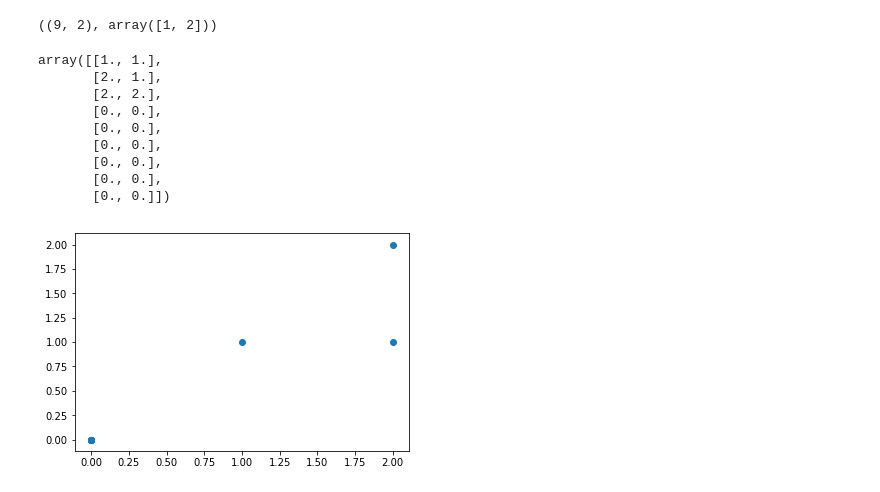
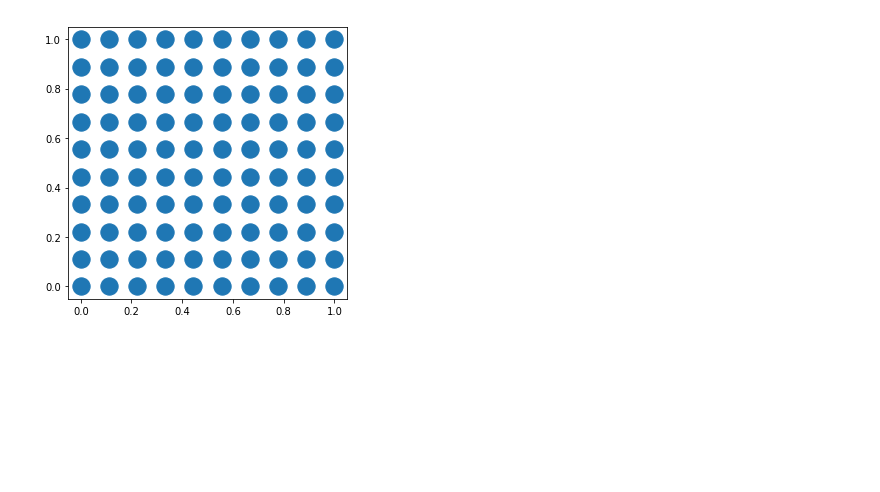
Before and after one commit to jsdiazpo/Physics-Digressions, a Jupyter notebook: Neutron-Uranium-Bombardment.ipynb, the cells around one changed output. Drawn from its saved outputs; the diff is of its cells as text; code cells hidden in the pictures; blank space fills up the shorter version.

```diff
--- a/Neutron-Uranium-Bombardment.ipynb
+++ b/Neutron-Uranium-Bombardment.ipynb
@@ -41,32 +52,25 @@ discs = np.zeros(3, dtype=[('position', float, 2),
 vv = np.random.uniform(-1, 1, (3, 2))
 # %%
 # np.random.uniform(0, 1, (num_discs, 2))
-grid_values = np.arange(1, 3, 1)#/10
-uranium_pos = np.zeros((9, 2))
-for idx, x in enumerate(grid_values):
-    for idy, y in enumerate(grid_values):
-        uranium_pos[idx+idy, 0] = x
-        uranium_pos[idx+idy, 1] = y
+density = 10 # nuclei per unit
+grid_values = np.linspace(0, 1, density)
+uranium_pos = np.zeros((density**2, 2))
+idx = 0
+for x in grid_values:
+    for y in grid_values:
+        uranium_pos[idx, 0] = x
+        uranium_pos[idx, 1] = y
+        idx += 1
-# %%
-uranium_pos.shape, grid_values
-# %% [output]
-((9, 2), array([1, 2]))
-# %%
-uranium_pos
-# %% [output]
-array([[1., 1.],
-       [2., 1.],
-       [2., 2.],
-       [0., 0.],
-       [0., 0.],
-       [0., 0.],
-       [0., 0.],
-       [0., 0.],
-       [0., 0.]])
-# %%
-plt.scatter(uranium_pos[:,0], uranium_pos[:,1]);
-# %% [output]
-[figure, removed]
+# %%
+fig, ax = plt.subplots()
+fig.set_size_inches(5, 5)
+dx = 0.05
+xmin, xmax = ymin, ymax = 0, 1
+ax.scatter(uranium_pos[:,0], uranium_pos[:,1], s=300)
+ax.set_xlim([xmin-dx, xmax+dx])
+ax.set_ylim([xmin-dx, xmax+dx]);
+# %% [output]
+[figure, added]
 # %%
 t0 = time()
 # fig, ax = plt.subplots()
```
Also changed, not shown: parts of 2 cells of this notebook.
